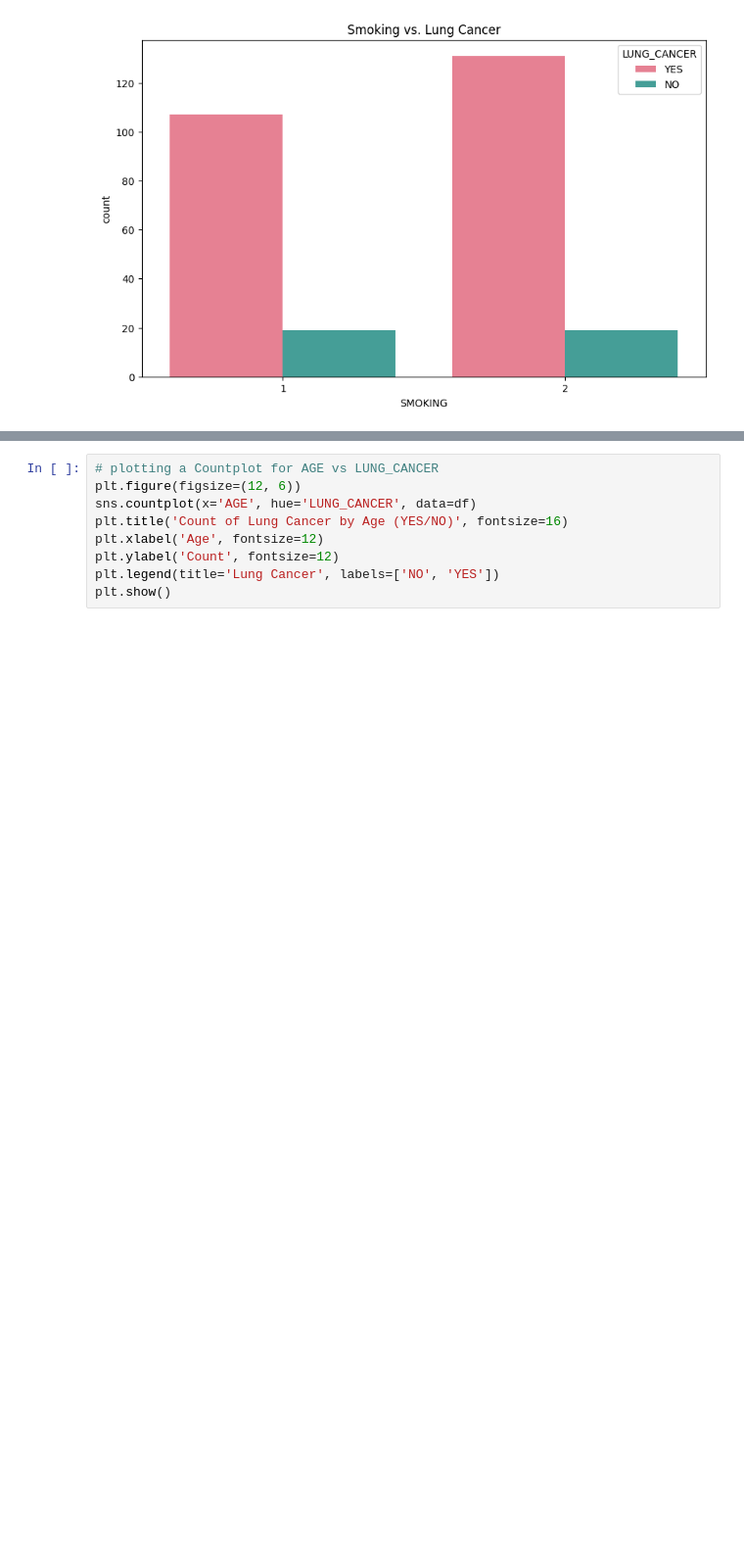
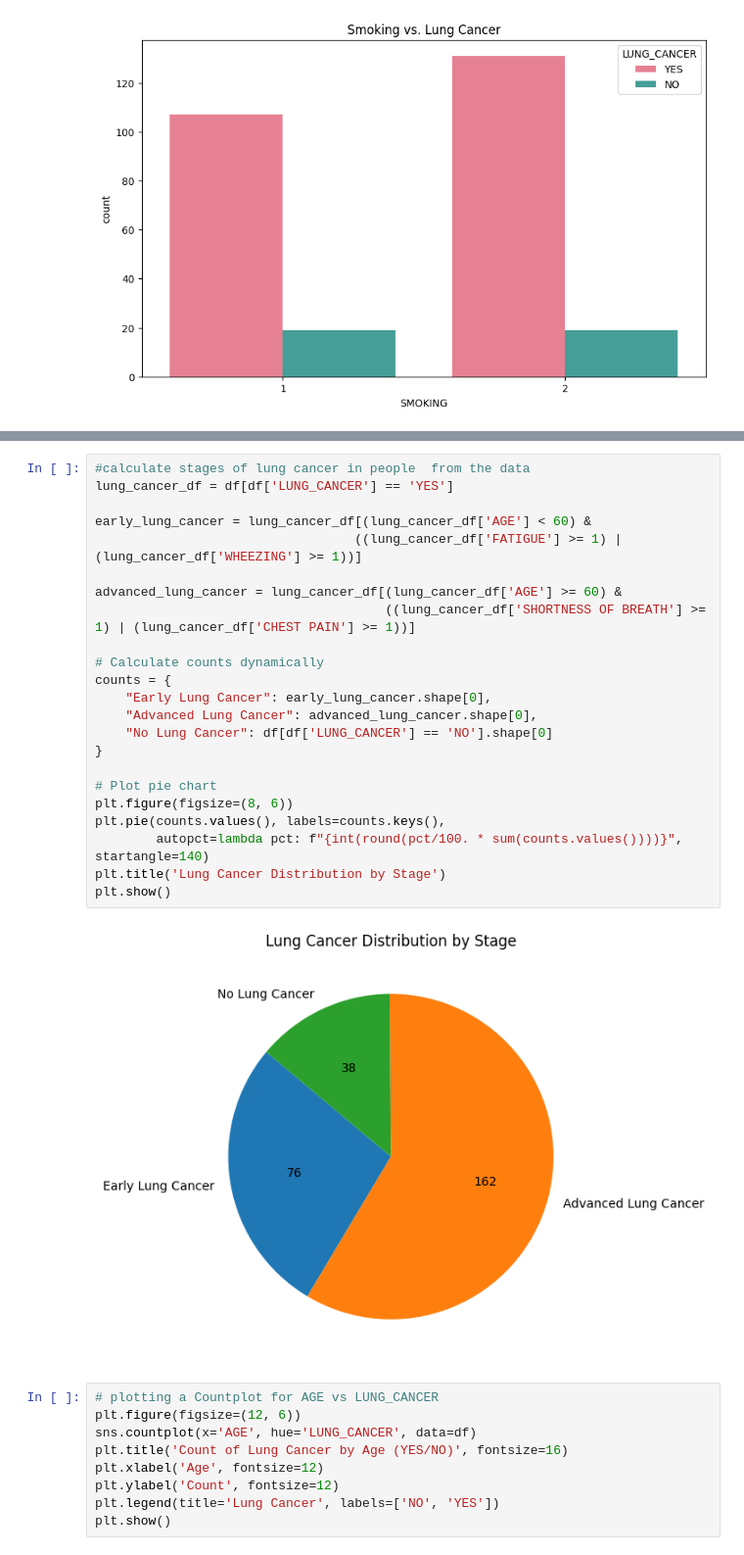
Before and after one commit to MerlinePricillaPeter/LUNG-CANCER-PREDICTION, a Jupyter notebook: LUNG_CANCER_PREDICTION.ipynb, the cells around one changed output, grey strips where cells are left out. Shown at 98% size. Saved outputs shown, nothing was run; the diff lists cells and outputs as text; blank space fills up the shorter version.

```diff
--- a/LUNG_CANCER_PREDICTION.ipynb
+++ b/LUNG_CANCER_PREDICTION.ipynb
@@ -227,3 +236,28 @@ plt.show()
+# %%
+#calculate stages of lung cancer in people  from the data
+lung_cancer_df = df[df['LUNG_CANCER'] == 'YES']
+
+early_lung_cancer = lung_cancer_df[(lung_cancer_df['AGE'] < 60) &
+                                  ((lung_cancer_df['FATIGUE'] >= 1) | (lung_cancer_df['WHEEZING'] >= 1))]
+
+advanced_lung_cancer = lung_cancer_df[(lung_cancer_df['AGE'] >= 60) &
+                                      ((lung_cancer_df['SHORTNESS OF BREATH'] >= 1) | (lung_cancer_df['CHEST PAIN'] >= 1))]
+
+# Calculate counts dynamically
+counts = {
+    "Early Lung Cancer": early_lung_cancer.shape[0],
+    "Advanced Lung Cancer": advanced_lung_cancer.shape[0],
+    "No Lung Cancer": df[df['LUNG_CANCER'] == 'NO'].shape[0]
+}
+
+# Plot pie chart
+plt.figure(figsize=(8, 6))
+plt.pie(counts.values(), labels=counts.keys(),
+        autopct=lambda pct: f"{int(round(pct/100. * sum(counts.values())))}", startangle=140)
+plt.title('Lung Cancer Distribution by Stage')
+plt.show()
+# %% [output]
+[figure, added]
 # %%
 # plotting a Countplot for AGE vs LUNG_CANCER
 plt.figure(figsize=(12, 6))
```
Also changed, not shown: parts of 27 cells of this notebook.
